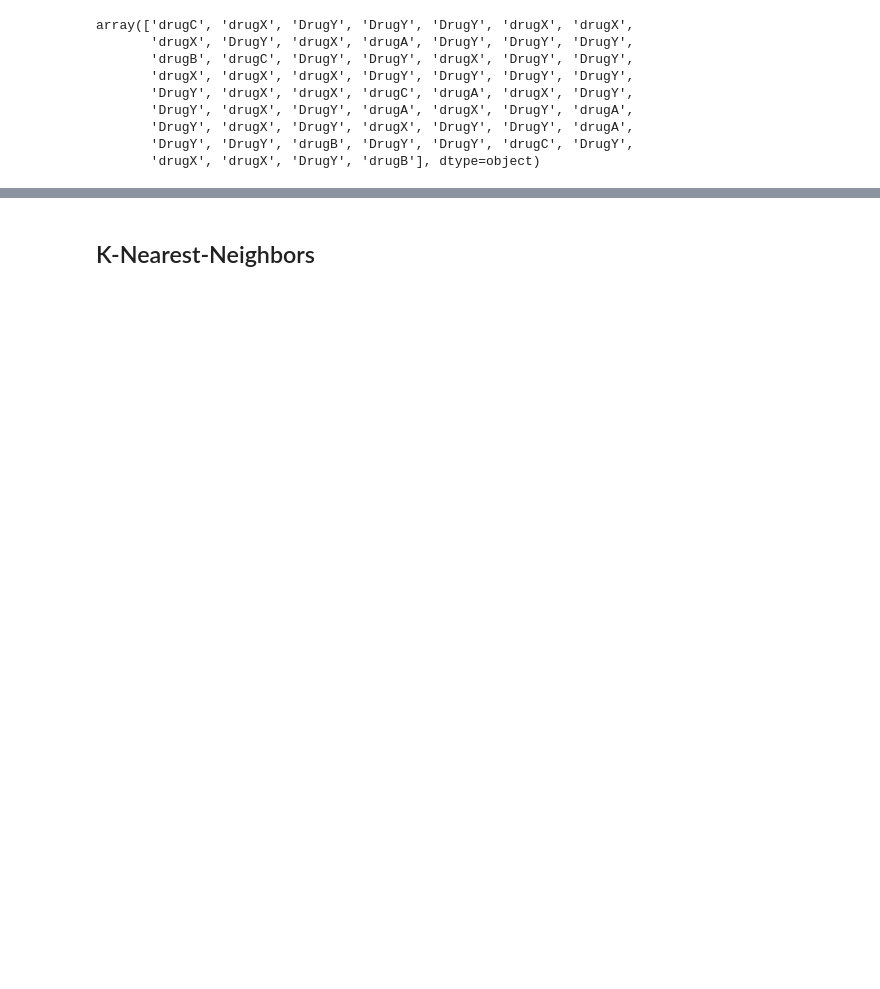
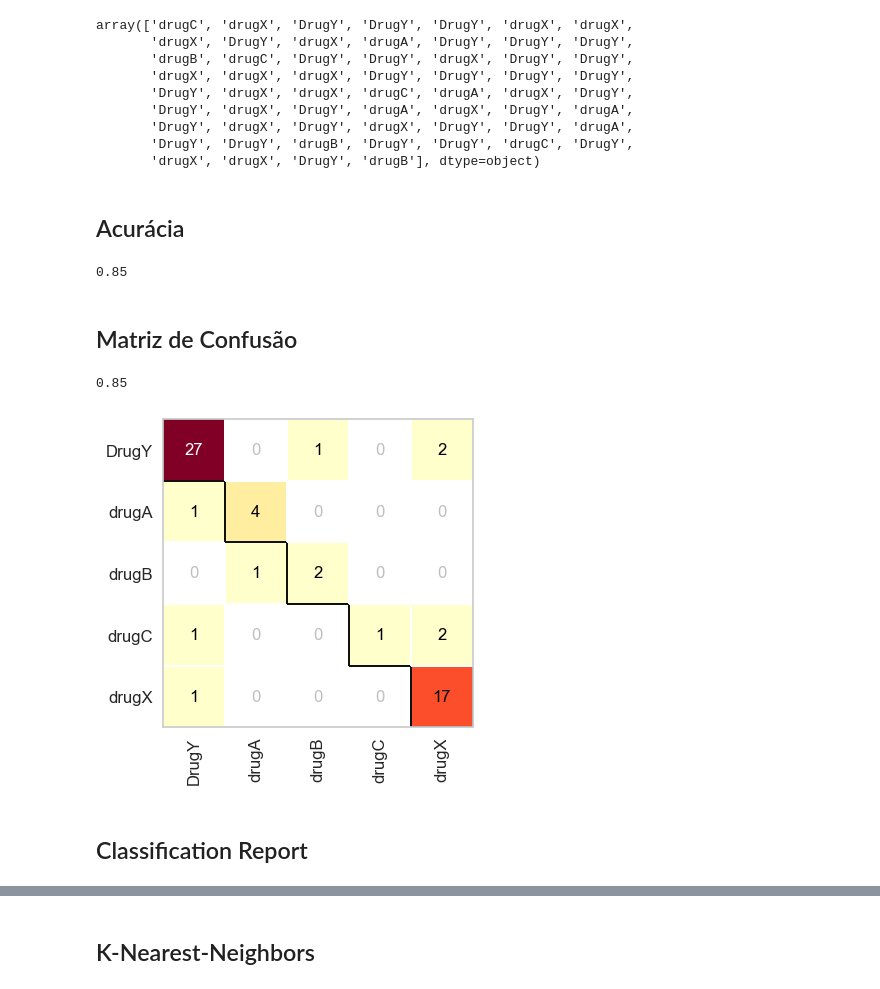
Before and after one commit to jheni1e/IA-Machine-Learning, a Jupyter notebook: 08. Drugs Classification.ipynb, the cells around one changed output, grey strips where cells are left out. Drawn from its saved outputs; the diff is of its cells as text; code cells hidden in the pictures; blank space fills up the shorter version.

Commit message:
all metrics added

```diff
--- a/08. Drugs Classification.ipynb
+++ b/08. Drugs Classification.ipynb
@@ -325,3 +328,28 @@ array(['drugC', 'drugX', 'DrugY', 'DrugY', 'DrugY', 'drugX', 'drugX',
        'DrugY', 'drugX', 'DrugY', 'drugX', 'DrugY', 'DrugY', 'drugA',
        'DrugY', 'DrugY', 'drugB', 'DrugY', 'DrugY', 'drugC', 'DrugY',
        'drugX', 'drugX', 'DrugY', 'drugB'], dtype=object)
+# %% [markdown]
+## Acurácia
+# %%
+from sklearn.metrics import accuracy_score
+
+pred = model.predict(x_drugs_test)
+accuracy = accuracy_score(y_drugs_test, pred)
+accuracy
+# %% [output]
+0.85
+# %% [markdown]
+## Matriz de Confusão
+# %%
+from yellowbrick.classifier import ConfusionMatrix
+plt.figure(figsize=(4,4))
+
+pred = model.predict(x_drugs_test)
+cm = ConfusionMatrix(model)
+cm.fit(x_drugs_train, y_drugs_train)
+cm.score(x_drugs_test, y_drugs_test)
+# %% [output]
+0.85
+[figure, added]
+# %% [markdown]
+## Classification Report
```
Also changed, not shown: parts of 13 cells of this notebook.
